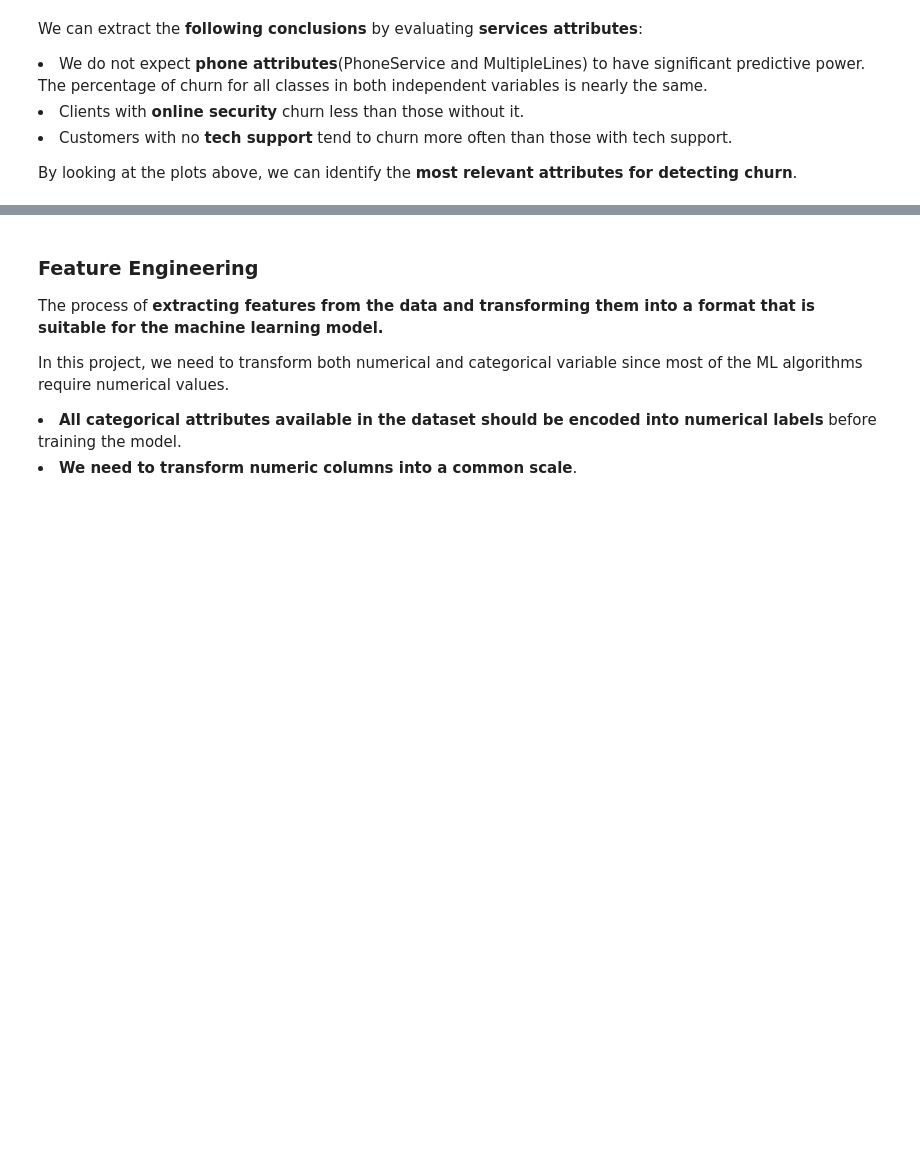
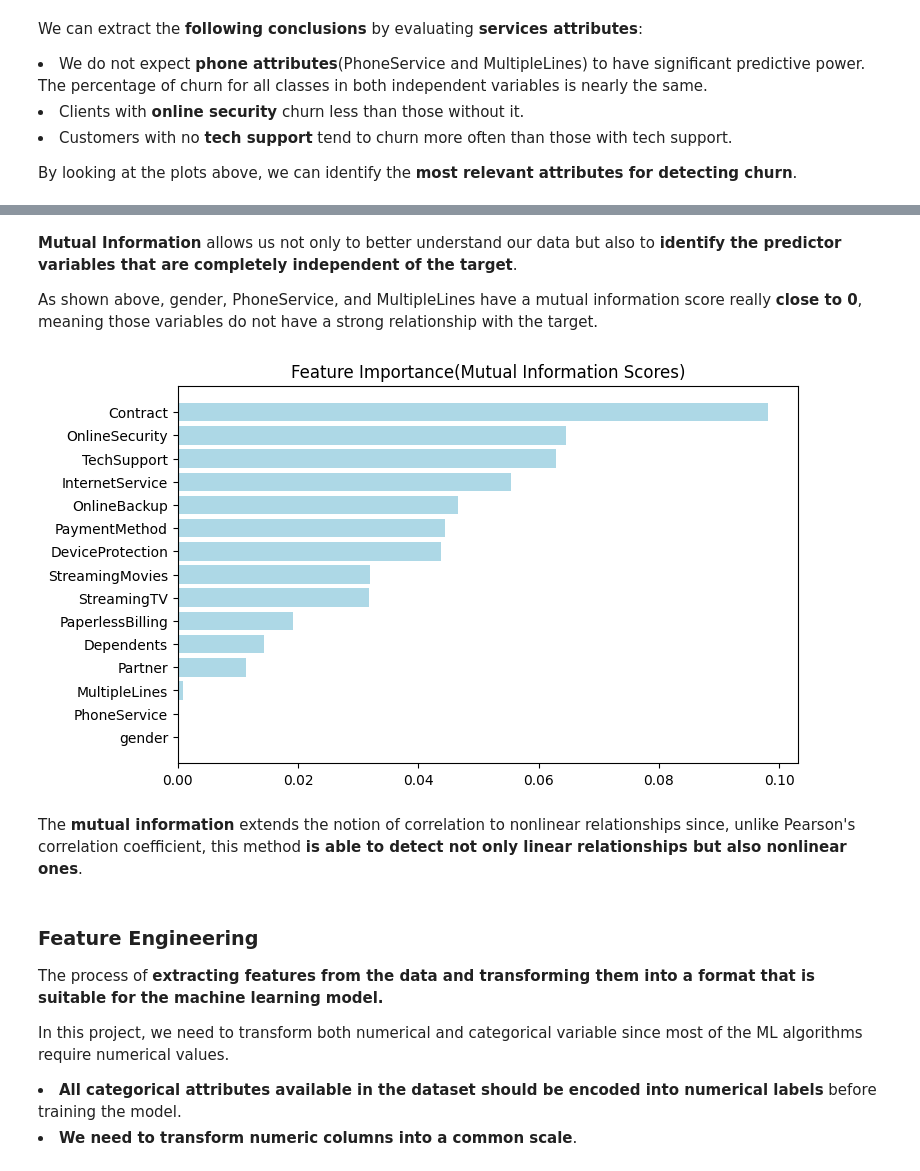
Before and after one commit to ochoa-jessica/Customer_Churn, a Jupyter notebook: Telco_Customer_Churn.ipynb, the cells around one changed output, grey strips where cells are left out. Drawn from its saved outputs; the diff is of its cells as text; code cells hidden in the pictures; blank space fills up the shorter version.

```diff
--- a/Telco_Customer_Churn.ipynb
+++ b/Telco_Customer_Churn.ipynb
@@ -362,0 +391,13 @@ percentage_stacked_plot(services_columns,
+# %%
+def compute_mutual_information(categorical_serie):
+    return mutual_info_score(categorical_serie, df_telco.Churn)
+
+# select categorical variables excluding the response variable
+categorical_variables = df_telco.select_dtypes(include=object).drop('Churn', axis=1)
+
+# compute the mutual info score btw each categorical variable
+# and the target
+feature_importance = categorical_variables.apply(compute_mutual_information).sort_values(ascending=False)
+
+# visualize feature importance
+print(feature_importance)
@@ -363,3 +421,23 @@ percentage_stacked_plot(services_columns,
+# %% [markdown]
+<p><b>Mutual Information</b> allows us not only to better understand our data but also to <b>identify the predictor variables that are completely independent of the target</b>.</p>
+<p>As shown above, gender, PhoneService, and MultipleLines have a mutual information score really <b>close to 0</b>, meaning those variables do not have a strong relationship with the target.</p>
+# %%
+# function to visualize the mutual information score
+def plot_mutual_information_score(scores):
+    scores = scores.sort_values(ascending=True)
+    width = np.arange(len(scores))
+    ticks = list(scores.index)
+    plt.barh(width, scores, color="lightblue")
+    plt.yticks(width, ticks)
+    plt.title("Feature Importance(Mutual Information Scores)")
+
+# plot barchart for mutual information score
+plt.figure(dpi=100, figsize=(8,5))
+plot_mutual_information_score(feature_importance)
+# %% [output]
+[figure, added]
+# %% [markdown]
+<p>The <b>mutual information</b> extends the notion of correlation to nonlinear relationships since, unlike Pearson's correlation coefficient, this method <b>is able to detect not only linear relationships but also nonlinear ones</b>.</p>
 # %% [markdown]
 <h3>Feature Engineering</h3>
 <p>The process of <b>extracting features from the data and transforming them into a format that is suitable for the machine learning model.</b></p>
```
Also changed, not shown: parts of 24 cells of this notebook.
